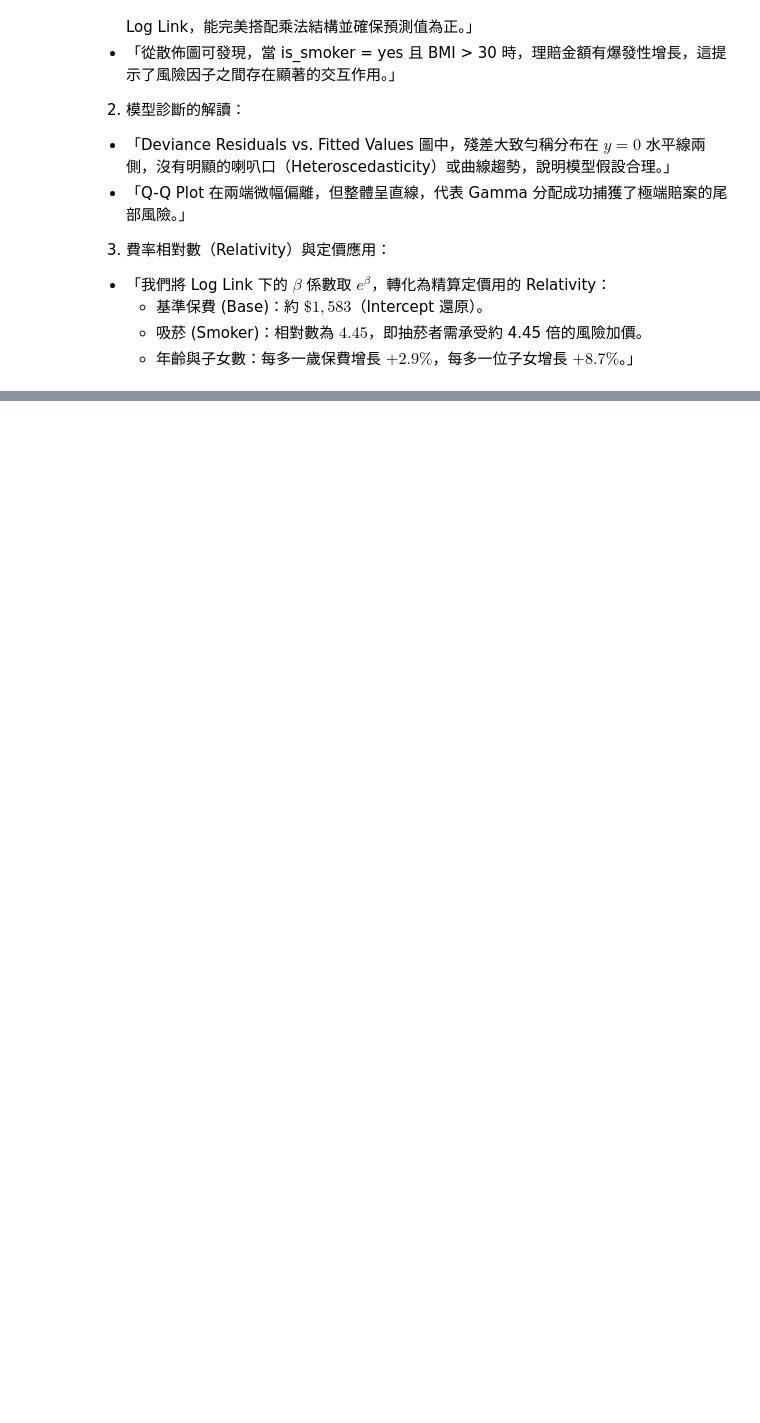
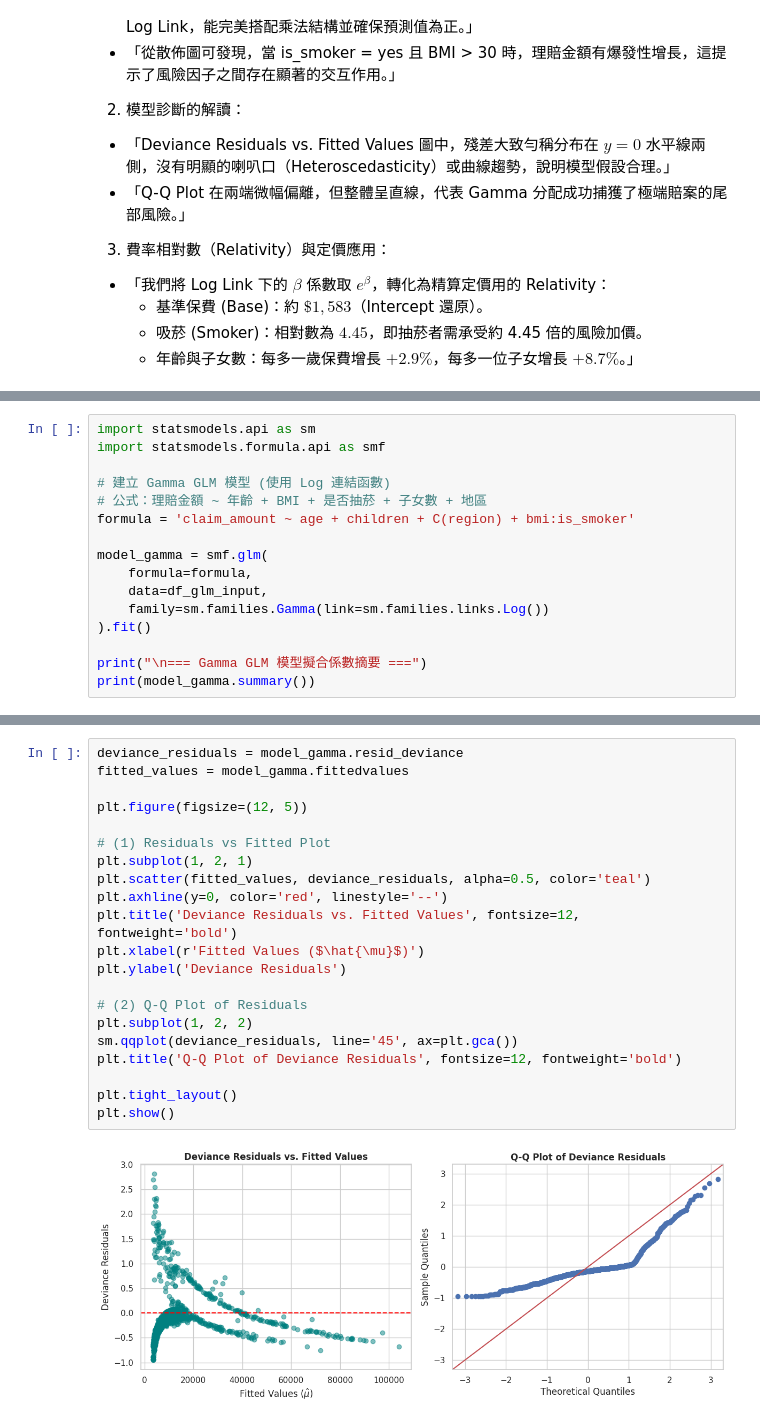
Before and after one commit to Ashton94089/Actuarial-Practice, a Jupyter notebook: Medical_Cost_Personal_Datasets.ipynb, the cells around one changed output, grey strips where cells are left out. Drawn from its saved outputs; the diff is of its cells as text; blank space fills up the shorter version.

```diff
--- a/Medical_Cost_Personal_Datasets.ipynb
+++ b/Medical_Cost_Personal_Datasets.ipynb
@@ -247,0 +276,16 @@ sample_premium = calculate_pure_premium(
+# %%
+import statsmodels.api as sm
+import statsmodels.formula.api as smf
+
+# 建立 Gamma GLM 模型 (使用 Log 連結函數)
+# 公式：理賠金額 ~ 年齡 + BMI + 是否抽菸 + 子女數 + 地區
+formula = 'claim_amount ~ age + children + C(region) + bmi:is_smoker'
+
+model_gamma = smf.glm(
+    formula=formula,
+    data=df_glm_input,
+    family=sm.families.Gamma(link=sm.families.links.Log())
+).fit()
+
+print("\n=== Gamma GLM 模型擬合係數摘要 ===")
+print(model_gamma.summary())
@@ -247,0 +310,23 @@ sample_premium = calculate_pure_premium(
+# %%
+deviance_residuals = model_gamma.resid_deviance
+fitted_values = model_gamma.fittedvalues
+
+plt.figure(figsize=(12, 5))
+
+# (1) Residuals vs Fitted Plot
+plt.subplot(1, 2, 1)
+plt.scatter(fitted_values, deviance_residuals, alpha=0.5, color='teal')
+plt.axhline(y=0, color='red', linestyle='--')
+plt.title('Deviance Residuals vs. Fitted Values', fontsize=12, fontweight='bold')
+plt.xlabel(r'Fitted Values ($\hat{\mu}$)')
+plt.ylabel('Deviance Residuals')
+
+# (2) Q-Q Plot of Residuals
+plt.subplot(1, 2, 2)
+sm.qqplot(deviance_residuals, line='45', ax=plt.gca())
+plt.title('Q-Q Plot of Deviance Residuals', fontsize=12, fontweight='bold')
+
+plt.tight_layout()
+plt.show()
+# %% [output]
+[figure, added]
```
Also changed, not shown: parts of 7 cells of this notebook.
